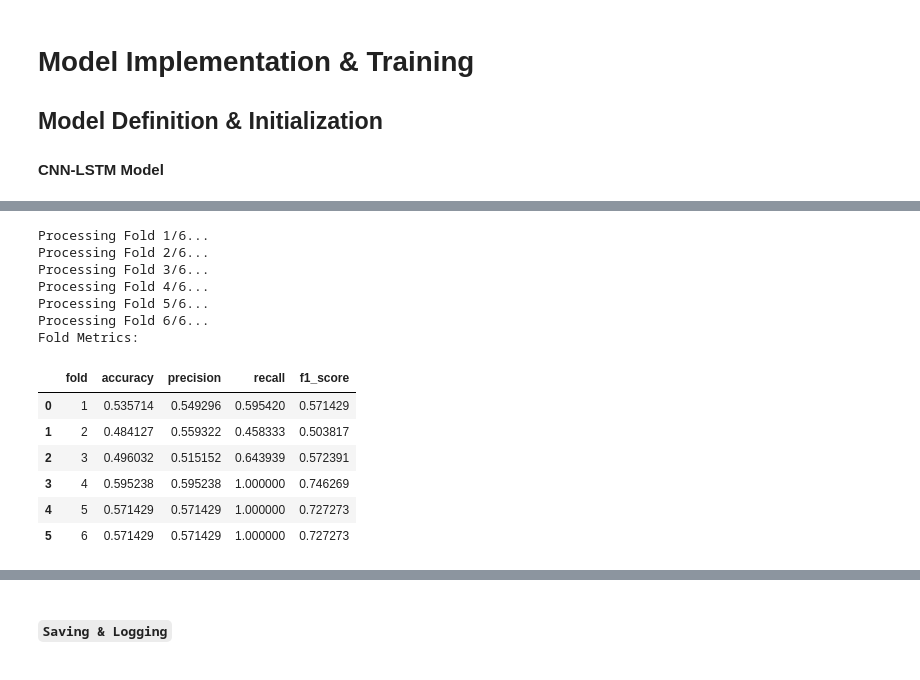
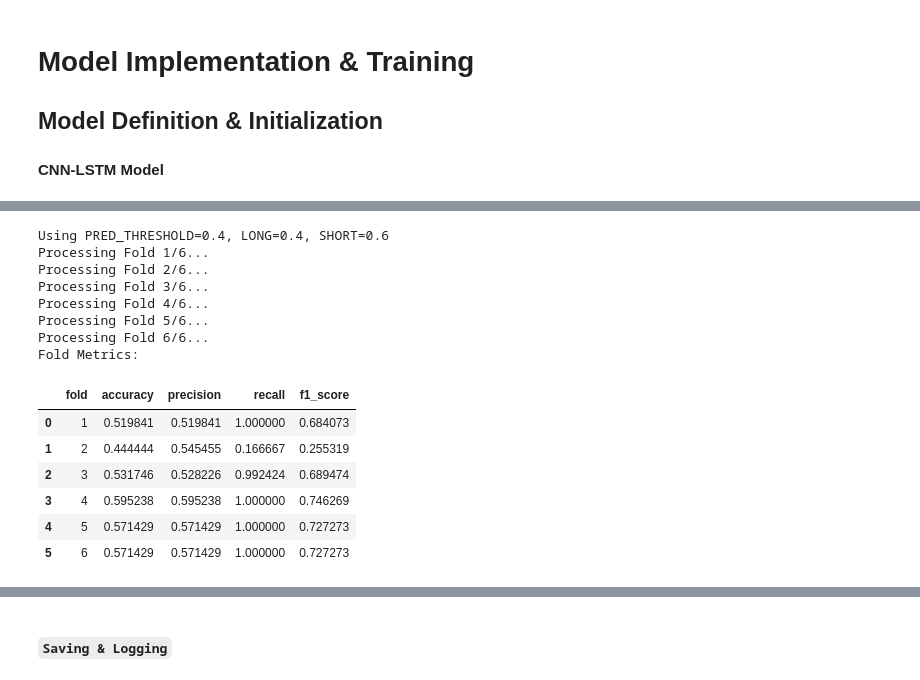
Before and after one commit to FranQuant/AI-based-Trading-Strategies, a Jupyter notebook: notebooks/03_CNN_LSTM_model.ipynb, the cells around one changed output, grey strips where cells are left out. Drawn from its saved outputs; the diff is of its cells as text; code cells hidden in the pictures.

```diff
--- a/notebooks/03_CNN_LSTM_model.ipynb
+++ b/notebooks/03_CNN_LSTM_model.ipynb
@@ -404,0 +370,20 @@ dtype: int64
+# %%
+# --- Regime One-Hot Encoding for LSTM ---
+# Drop old regime_* columns (except smoothed)
+df.drop(columns=[c for c in df.columns if c.startswith("regime_") and c != "regime_smoothed"],
+        inplace=True, errors="ignore")
+
+# One-hot encode regimes
+df = pd.get_dummies(df, columns=["regime_smoothed"], prefix="regime")
+
+# Ensure all expected regime columns exist
+for col in ["regime_1", "regime_2", "regime_3"]:
+    if col not in df.columns:
+        df[col] = 0
+
+# Cast to int
+df[["regime_1", "regime_2", "regime_3"]] = df[["regime_1", "regime_2", "regime_3"]].astype(int)
+
+# Quick sanity check
+display(df.tail())
+print("Regime counts:\n", df[["regime_1","regime_2","regime_3"]].sum())
@@ -729,28 +722,15 @@ Non-trainable params: 0 (0.00 Byte)
 _________________________________________________________________
 # %%
-import os
-os.environ['TF_CPP_MIN_LOG_LEVEL'] = '1'
-
-from sklearn.model_selection import TimeSeriesSplit
-from sklearn.metrics import accuracy_score, precision_score, recall_score, f1_score
-from sklearn.preprocessing import StandardScaler
-from tensorflow.keras.models import Sequential
-from tensorflow.keras.layers import Input, Conv1D, MaxPooling1D, LSTM, Dropout, Dense
-from tensorflow.keras.optimizers.legacy import Adam
-from tensorflow.keras.callbacks import EarlyStopping
-import numpy as np
-import pandas as pd
-
 # ================================
 # Hyperparameters
 # ================================
-EPOCHS = 30
+EPOCHS =40
 BATCH_SIZE = 32
-LEARNING_RATE = 0.001
-CONV_FILTERS = 64
+LEARNING_RATE = 0.006375618354767018
+CONV_FILTERS = 128
 KERNEL_SIZE = 3
-LSTM_UNITS = 64
-DROPOUT_RATE = 0.3
+LSTM_UNITS = 16
+DROPOUT_RATE = 0.2
 
 # ====================================================
 # CNN-LSTM model factory
@@ -758,12 +738,21 @@ DROPOUT_RATE = 0.3
 def get_cnn_lstm_model(input_shape):
     model = Sequential([
         Input(shape=input_shape),
+
+        # CNN feature extractor
         Conv1D(filters=CONV_FILTERS, kernel_size=KERNEL_SIZE, activation='relu'),
+        BatchNormalization(),   # NEW: normalize Conv outputs
         Dropout(DROPOUT_RATE),
         MaxPooling1D(pool_size=2),
-        LSTM(LSTM_UNITS, return_sequences=False, dropout=DROPOUT_RATE),
+
+        # LSTM sequence modeling
+        LSTM(LSTM_UNITS, return_sequences=False, dropout=DROPOUT_RATE, recurrent_dropout=0.2),
+        BatchNormalization(),   # NEW: normalize LSTM outputs
         Dropout(DROPOUT_RATE),
-        Dense(1, activation='sigmoid')
+
+        # Output
+        Dense(1, activation='sigmoid',
+              kernel_regularizer=tf.keras.regularizers.l2(1.6e-5))
     ])
 
     model.compile(
@@ -780,6 +769,8 @@ tscv = TimeSeriesSplit(n_splits=6, test_size=252)
 
 predictions, true_labels = [], []
 fold_metrics = []
+pred_index_buffer = []
+print(f'Using PRED_THRESHOLD={PRED_THRESHOLD}, LONG={LONG_THRESHOLD}, SHORT={SHORT_THRESHOLD}')
 
 for fold, (train_index, test_index) in enumerate(tscv.split(X_seq_train)):
     print(f"Processing Fold {fold + 1}/{tscv.n_splits}...")
@@ -808,12 +799,14 @@ for fold, (train_index, test_index) in enumerate(tscv.split(X_seq_train)):
         epochs=EPOCHS,
         batch_size=BATCH_SIZE,
         verbose=0,
-        callbacks=[early_stopping]
+        callbacks=[early_stopping, reduce_lr, checkpoint]
     )
 
     # Predict and store results
     pred = model.predict(X_test_fold_scaled, verbose=0).flatten()
-    pred_binary = (pred >= 0.5).astype(int)
+    fold_test_dates = train_seq_index[test_index]
+    pred_index_buffer.extend(fold_test_dates)
+    pred_binary = (pred >= PRED_THRESHOLD).astype(int)
 
     predictions.extend(pred)
     true_labels.extend(y_test_fold)
@@ -830,37 +823,41 @@ for fold, (train_index, test_index) in enumerate(tscv.split(X_seq_train)):
 # ====================================================
 # Save & Display Aggregate Metrics
 # ====================================================
+pred_index = pd.DatetimeIndex(pred_index_buffer)
+assert len(pred_index) == len(predictions), 'mismatch between predictions and index length'
+
 predictions = np.array(predictions)
 true_labels = np.array(true_labels)
 
 df_fold_metrics = pd.DataFrame(fold_metrics)
 df_fold_metrics.to_csv(OUTPUT_DIR / "fold_metrics.csv", index=False)
 
 print("Fold Metrics:")
 display(df_fold_metrics)
 
 # Overall performance (zero_division=0 added here too)
-predictions_binary = (predictions >= 0.5).astype(int)
+predictions_binary = (predictions >= PRED_THRESHOLD).astype(int)
 print("Cross-Validated Model Performance (Training Set):")
 print(f"Accuracy: {accuracy_score(true_labels, predictions_binary):.4f}")
 print(f"Precision: {precision_score(true_labels, predictions_binary, zero_division=0):.4f}")
 print(f"Recall: {recall_score(true_labels, predictions_binary, zero_division=0):.4f}")
 print(f"F1-score: {f1_score(true_labels, predictions_binary, zero_division=0):.4f}")
 
 print("Mean Fold Performance:")
 print(df_fold_metrics[["accuracy", "precision", "recall", "f1_score"]].mean())
 # %% [output]
+Using PRED_THRESHOLD=0.4, LONG=0.4, SHORT=0.6
 Processing Fold 1/6...
 Processing Fold 2/6...
 Processing Fold 3/6...
 Processing Fold 4/6...
 Processing Fold 5/6...
 Processing Fold 6/6...
 Fold Metrics:
 |  | fold | accuracy | precision | recall | f1_score |
-| 0 | 1 | 0.535714 | 0.549296 | 0.595420 | 0.571429 |
-| 1 | 2 | 0.484127 | 0.559322 | 0.458333 | 0.503817 |
-| 2 | 3 | 0.496032 | 0.515152 | 0.643939 | 0.572391 |
+| 0 | 1 | 0.519841 | 0.519841 | 1.000000 | 0.684073 |
+| 1 | 2 | 0.444444 | 0.545455 | 0.166667 | 0.255319 |
+| 2 | 3 | 0.531746 | 0.528226 | 0.992424 | 0.689474 |
 | 3 | 4 | 0.595238 | 0.595238 | 1.000000 | 0.746269 |
 | 4 | 5 | 0.571429 | 0.571429 | 1.000000 | 0.727273 |
 | 5 | 6 | 0.571429 | 0.571429 | 1.000000 | 0.727273 |
```
Also changed, not shown: parts of 42 cells of this notebook.
